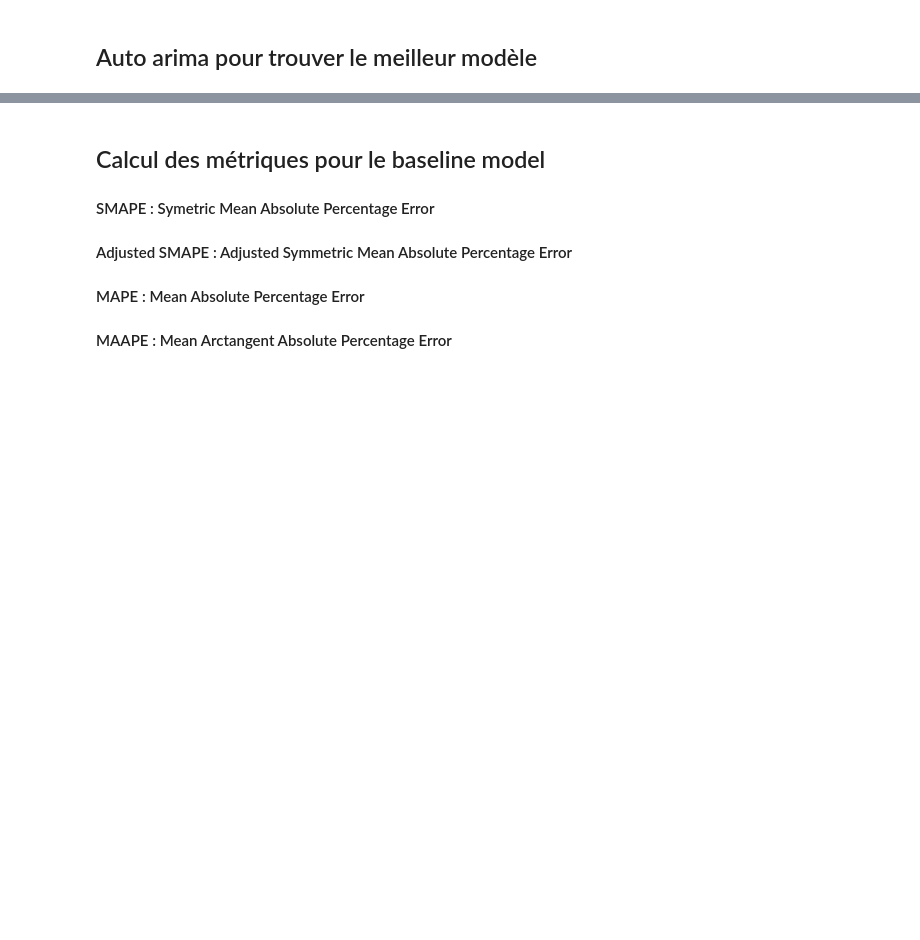
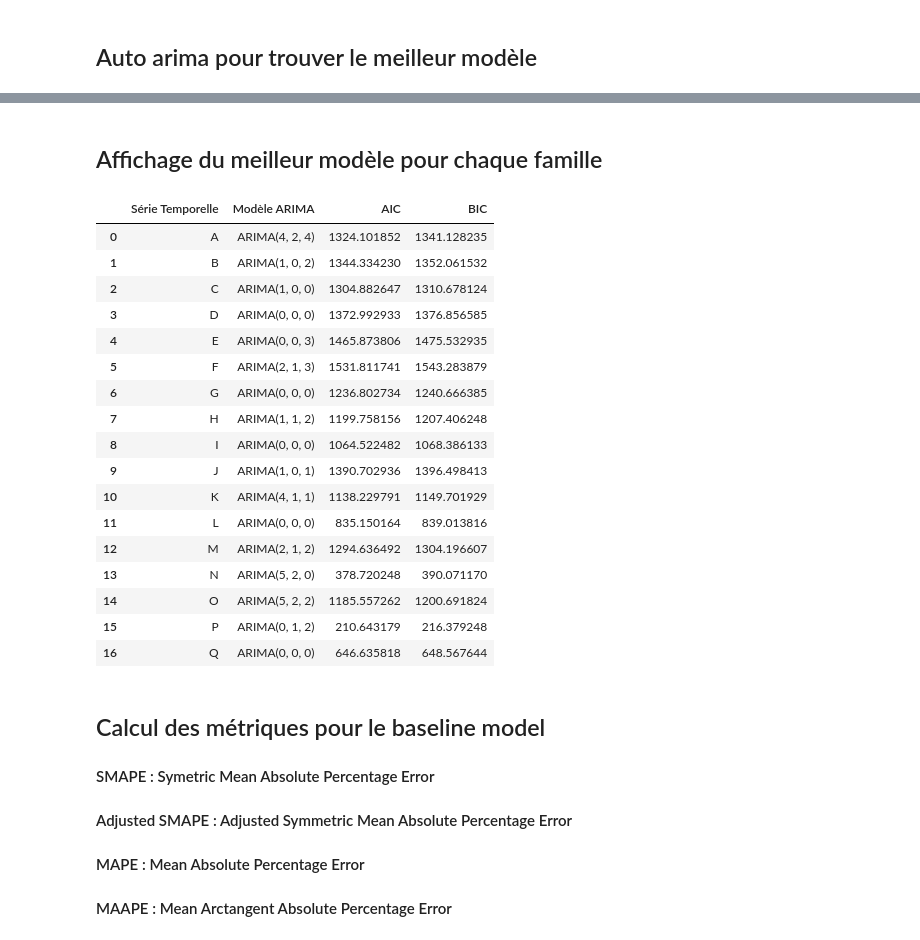
Before and after one commit to Yannickdla/MS-EBDE-UTT-23-Prof-thesis, a Jupyter notebook: Code/Modeling/Etudes de Modelisation 3 baseline models.ipynb, the cells around one changed output, grey strips where cells are left out. Drawn from its saved outputs; the diff is of its cells as text; code cells hidden in the pictures; blank space fills up the shorter version.

Commit message:
changement de des codes de Modelisation

```diff
--- a/Code/Modeling/Etudes de Modelisation 3 baseline model.ipynb
+++ b/Code/Modeling/Etudes de Modelisation 3 baseline models.ipynb
@@ -70,9 +77,9 @@ def deDiffFamily(orig, diff, order,log_order):
 ## Chargement des données
 # %%
 # Charger les données des séries différenciées à partir d'un fichier CSV
-df_differentiated = pd.read_csv('series_differenciees.csv')
-df_transfo = pd.read_csv('transformations_appliquees.csv')
-df_transfo.set_index('Famille', inplace=True)
+df_differentiated = pd.read_csv('D:\Alternance_2023_UTT\MS EBDE UTT 23 Prof thesis\Sample_Data\For_Modeling\\series_differenciees.csv')
+df_transfo = pd.read_csv('D:\Alternance_2023_UTT\MS EBDE UTT 23 Prof thesis\Sample_Data\For_Modeling\\transformations_appliquees.csv')
+df_transfo.set_index('family', inplace=True)
 # %% [markdown]
 ## Auto arima pour trouver le meilleur modèle
 # %%
@@ -125,6 +136,44 @@ Performing stepwise search to minimize aic
 
 Warnings:
 [1] Covariance matrix calculated using the outer product of gradients (complex-step).
+# %% [markdown]
+## Affichage du meilleur modèle pour chaque famille
+# %%
+# Exemple de données (à remplacer par les données réelles)
+data = {
+    "Série Temporelle": list(best_models.keys()),
+    "Modèle ARIMA": [f"ARIMA{model.order}" for model in best_models.values()],
+    "AIC": [model.aic() for model in best_models.values()],
+    "BIC": [model.bic() for model in best_models.values()],
+}
+
+# Créer un DataFrame
+df_summary = pd.DataFrame(data)
+
+# Afficher le DataFrame
+#print(df_summary)
+
+# displaying the DataFrame
+df_summary.style.set_properties(**{"border": "1.5px solid #ffffff", "color": "red", 'background-color': '#ccffff'}) # 'background-color': '#ffffb3'
+# %% [output]
+|  | Série Temporelle | Modèle ARIMA | AIC | BIC |
+| 0 | A | ARIMA(4, 2, 4) | 1324.101852 | 1341.128235 |
+| 1 | B | ARIMA(1, 0, 2) | 1344.334230 | 1352.061532 |
+| 2 | C | ARIMA(1, 0, 0) | 1304.882647 | 1310.678124 |
+| 3 | D | ARIMA(0, 0, 0) | 1372.992933 | 1376.856585 |
+| 4 | E | ARIMA(0, 0, 3) | 1465.873806 | 1475.532935 |
+| 5 | F | ARIMA(2, 1, 3) | 1531.811741 | 1543.283879 |
+| 6 | G | ARIMA(0, 0, 0) | 1236.802734 | 1240.666385 |
+| 7 | H | ARIMA(1, 1, 2) | 1199.758156 | 1207.406248 |
+| 8 | I | ARIMA(0, 0, 0) | 1064.522482 | 1068.386133 |
+| 9 | J | ARIMA(1, 0, 1) | 1390.702936 | 1396.498413 |
+| 10 | K | ARIMA(4, 1, 1) | 1138.229791 | 1149.701929 |
+| 11 | L | ARIMA(0, 0, 0) | 835.150164 | 839.013816 |
+| 12 | M | ARIMA(2, 1, 2) | 1294.636492 | 1304.196607 |
+| 13 | N | ARIMA(5, 2, 0) | 378.720248 | 390.071170 |
+| 14 | O | ARIMA(5, 2, 2) | 1185.557262 | 1200.691824 |
+| 15 | P | ARIMA(0, 1, 2) | 210.643179 | 216.379248 |
+| 16 | Q | ARIMA(0, 0, 0) | 646.635818 | 648.567644 |
 # %% [markdown]
 ## Calcul des métriques pour le baseline model
 
```
Also changed, not shown: parts of 3 cells of this notebook, 1 other file.
